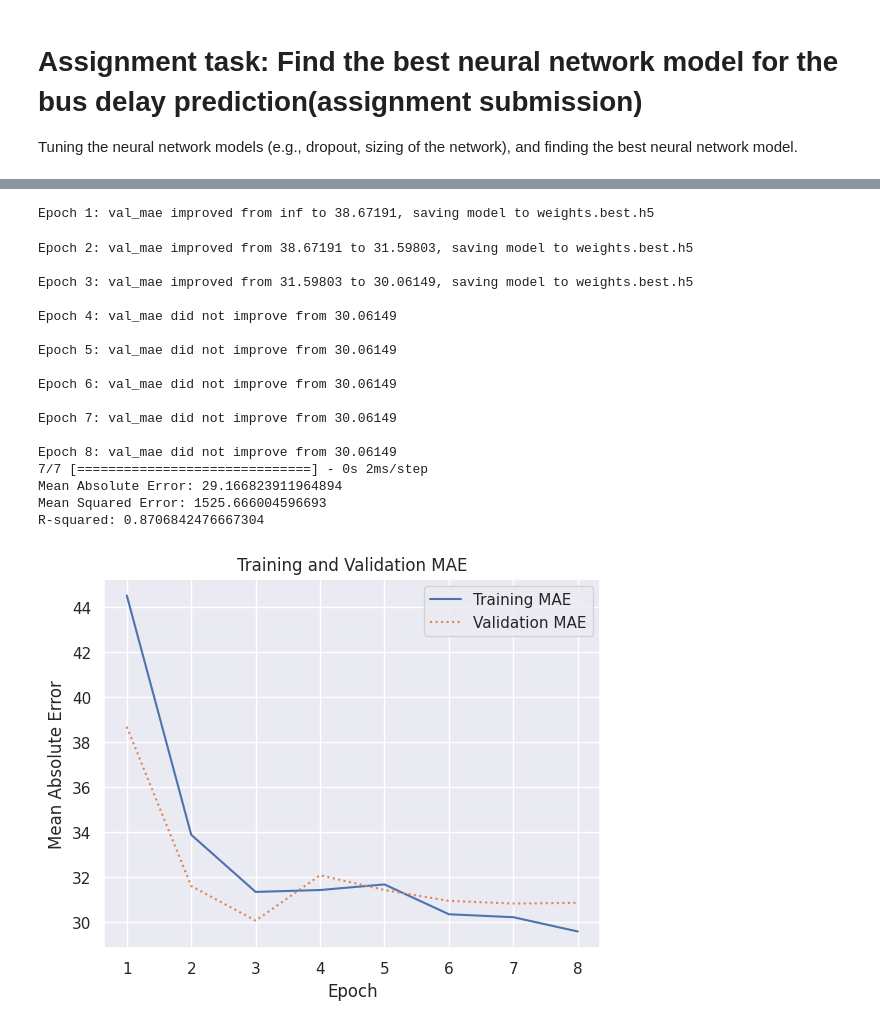
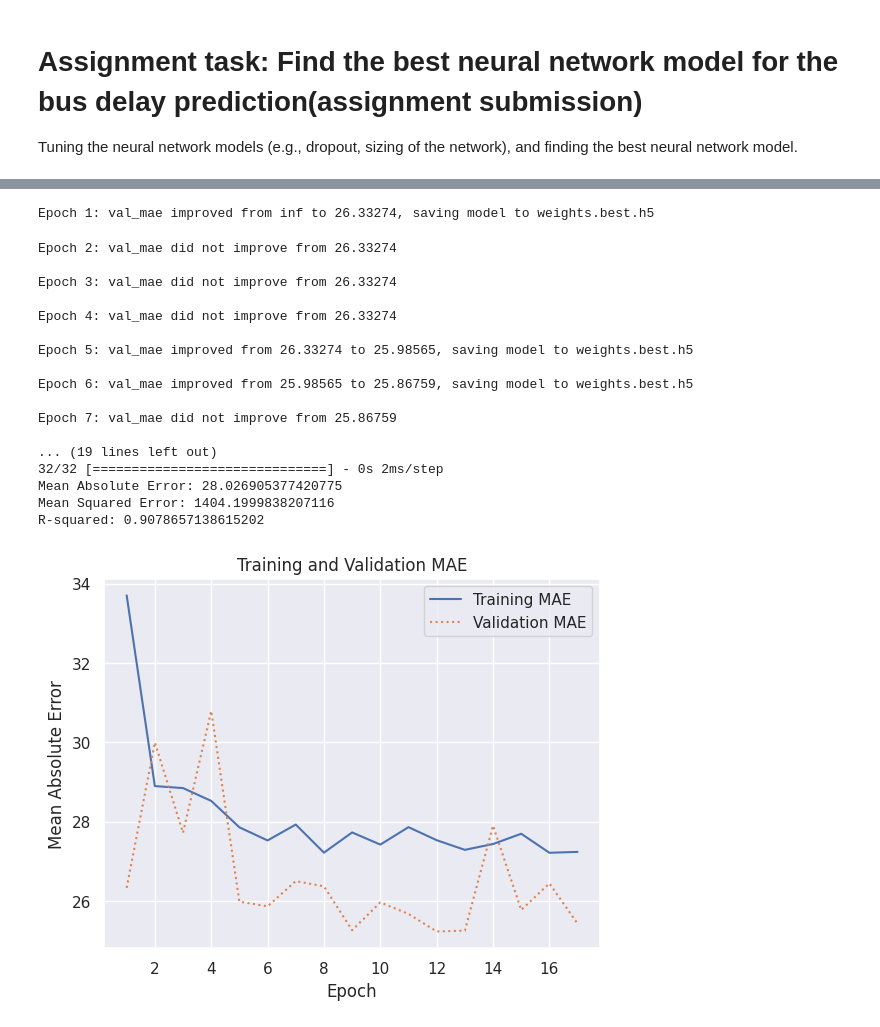
Before and after one commit to zhenliangma/Applied-AI-in-Transportation, a Jupyter notebook: Exercise_7_Neural_networks/Exercise7_Neural_Networks.ipynb, the cells around one changed output, grey strips where cells are left out. Cells and saved outputs as stored; diff of their text form; code cells hidden in the pictures.

```diff
--- a/Exercise_7_Neural_networks/Exercise7_Neural_Networks.ipynb
+++ b/Exercise_7_Neural_networks/Exercise7_Neural_Networks.ipynb
@@ -1114,7 +1112,7 @@ url = 'https://raw.githubusercontent.com/zhenliangma/Applied-AI-in-Transportatio
 df = pd.read_csv(url)
 
 # Limit the DataFrame to the first 1000 rows (selecting a subset of the data).
-df = df.iloc[:1000]
+#df = df.iloc[:1000]
 
 # Drop specific columns (Arrival_time, Stop_id, Bus_id, Line_id) from the DataFrame.
 df = df.drop(['Arrival_time', 'Stop_id', 'Bus_id', 'Line_id'], axis=1)
@@ -1182,46 +1180,46 @@ val_err = hist.history['val_mae']
 epochs = range(1, len(err) + 1)
 
 # Plot the Training MAE and Validation MAE over epochs.
 plt.plot(epochs, err, '-', label='Training MAE')
 plt.plot(epochs, val_err, ':', label='Validation MAE')
 plt.title('Training and Validation MAE')
 plt.xlabel('Epoch')
 plt.ylabel('Mean Absolute Error')
 plt.legend(loc='upper right')
 plt.plot()
 
 # Use the trained model to predict on the test data.
 y_pred = model.predict(X_test)
 
 # Calculate Mean Absolute Error (MAE), Mean Squared Error (MSE), and R-squared (R2) for the predictions.
 mae = mean_absolute_error(y_test, y_pred)
 mse = mean_squared_error(y_test, y_pred)
 r2 = r2_score(y_test, y_pred)
 
 # Print the evaluation metrics.
 print(f"Mean Absolute Error: {mae}")
 print(f"Mean Squared Error: {mse}")
 print(f"R-squared: {r2}")
 # %% [output]
-Epoch 1: val_mae improved from inf to 38.67191, saving model to weights.best.h5
+Epoch 1: val_mae improved from inf to 26.33274, saving model to weights.best.h5
-Epoch 2: val_mae improved from 38.67191 to 31.59803, saving model to weights.best.h5
+Epoch 2: val_mae did not improve from 26.33274
 
-Epoch 3: val_mae improved from 31.59803 to 30.06149, saving model to weights.best.h5
+Epoch 3: val_mae did not improve from 26.33274
 
-Epoch 4: val_mae did not improve from 30.06149
+Epoch 4: val_mae did not improve from 26.33274
 
-Epoch 5: val_mae did not improve from 30.06149
+Epoch 5: val_mae improved from 26.33274 to 25.98565, saving model to weights.best.h5
 
-Epoch 6: val_mae did not improve from 30.06149
+Epoch 6: val_mae improved from 25.98565 to 25.86759, saving model to weights.best.h5
 
-Epoch 7: val_mae did not improve from 30.06149
+Epoch 7: val_mae did not improve from 25.86759
 
-Epoch 8: val_mae did not improve from 30.06149
-7/7 [==============================] - 0s 2ms/step
-Mean Absolute Error: 29.166823911964894
-Mean Squared Error: 1525.666004596693
-R-squared: 0.8706842476667304
+... (19 lines left out)
+32/32 [==============================] - 0s 2ms/step
+Mean Absolute Error: 28.026905377420775
+Mean Squared Error: 1404.1999838207116
+R-squared: 0.9078657138615202
-[figure, old version]
+[figure, new version]
 # %%
 import pandas as pd
 from sklearn.model_selection import train_test_split
```
Also changed, not shown: parts of 14 cells of this notebook.
